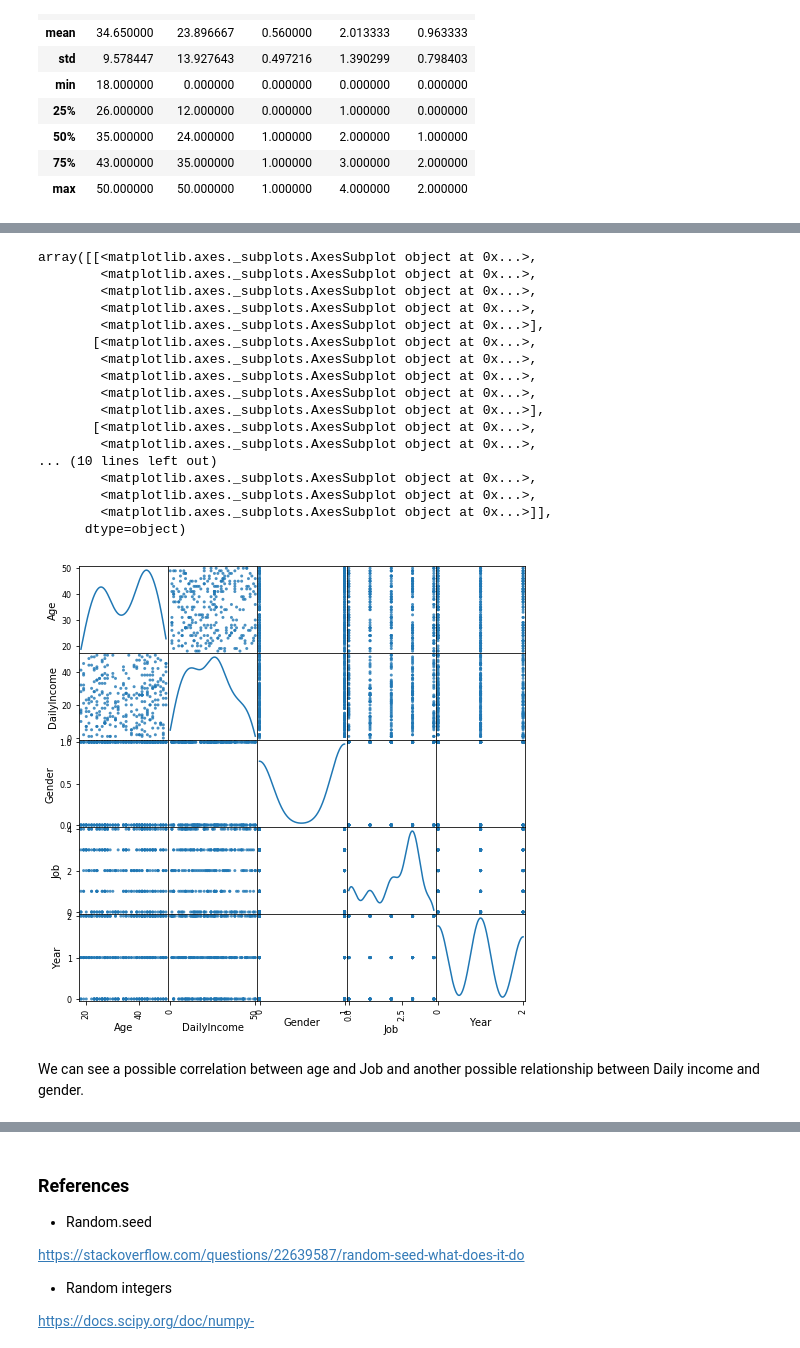
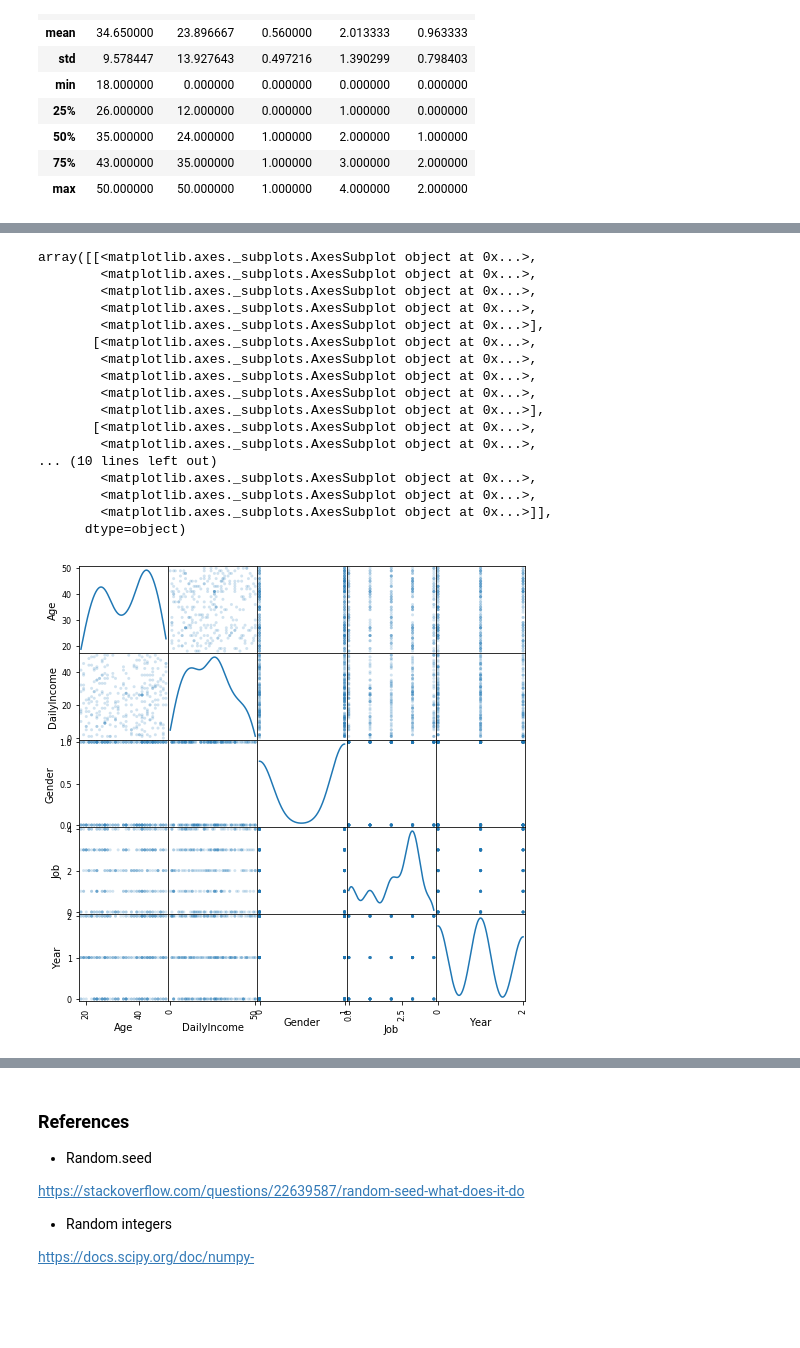
Before and after one commit to G00364769/Project_Programming-for-Data-Analysis, a Jupyter notebook: Project.ipynb, the cells around one changed output, grey strips where cells are left out. Drawn from its saved outputs; the diff is of its cells as text; code cells hidden in the pictures; blank space fills up the shorter version.

```diff
--- a/Project.ipynb
+++ b/Project.ipynb
@@ -201,0 +117,5 @@ I am going to check how many are getting highets Paid.
+# %%
+# using pandas lib to create data frame
+import pandas as pd
+Df= pd.DataFrame({"Year":Year,"Job":Job,"Age":Age,"Gender":Gender,"DailyIncome":DailyIncome})
+Df
@@ -351,26 +290,25 @@ dtype: object
 # %%
 #Feature-Feature Relationships
+#create a matrix of scatter plots
 from pandas.plotting import scatter_matrix
 
-scatter_matrix(Df, alpha=0.8, figsize=(8, 8), diagonal='kde')
+scatter_matrix(Df, alpha=0.2, figsize=(8, 8), diagonal='kde')
 # %% [output]
 array([[<matplotlib.axes._subplots.AxesSubplot object at 0x...>,
         <matplotlib.axes._subplots.AxesSubplot object at 0x...>,
         <matplotlib.axes._subplots.AxesSubplot object at 0x...>,
         <matplotlib.axes._subplots.AxesSubplot object at 0x...>,
         <matplotlib.axes._subplots.AxesSubplot object at 0x...>],
        [<matplotlib.axes._subplots.AxesSubplot object at 0x...>,
         <matplotlib.axes._subplots.AxesSubplot object at 0x...>,
         <matplotlib.axes._subplots.AxesSubplot object at 0x...>,
         <matplotlib.axes._subplots.AxesSubplot object at 0x...>,
         <matplotlib.axes._subplots.AxesSubplot object at 0x...>],
        [<matplotlib.axes._subplots.AxesSubplot object at 0x...>,
         <matplotlib.axes._subplots.AxesSubplot object at 0x...>,
 ... (10 lines left out)
         <matplotlib.axes._subplots.AxesSubplot object at 0x...>,
         <matplotlib.axes._subplots.AxesSubplot object at 0x...>,
         <matplotlib.axes._subplots.AxesSubplot object at 0x...>]],
       dtype=object)
-[figure, old version]
+[figure, new version]
-# %% [markdown]
-We can see a possible correlation between age and Job and another possible relationship between Daily income and gender.
```
Also changed, not shown: parts of 58 cells of this notebook.
